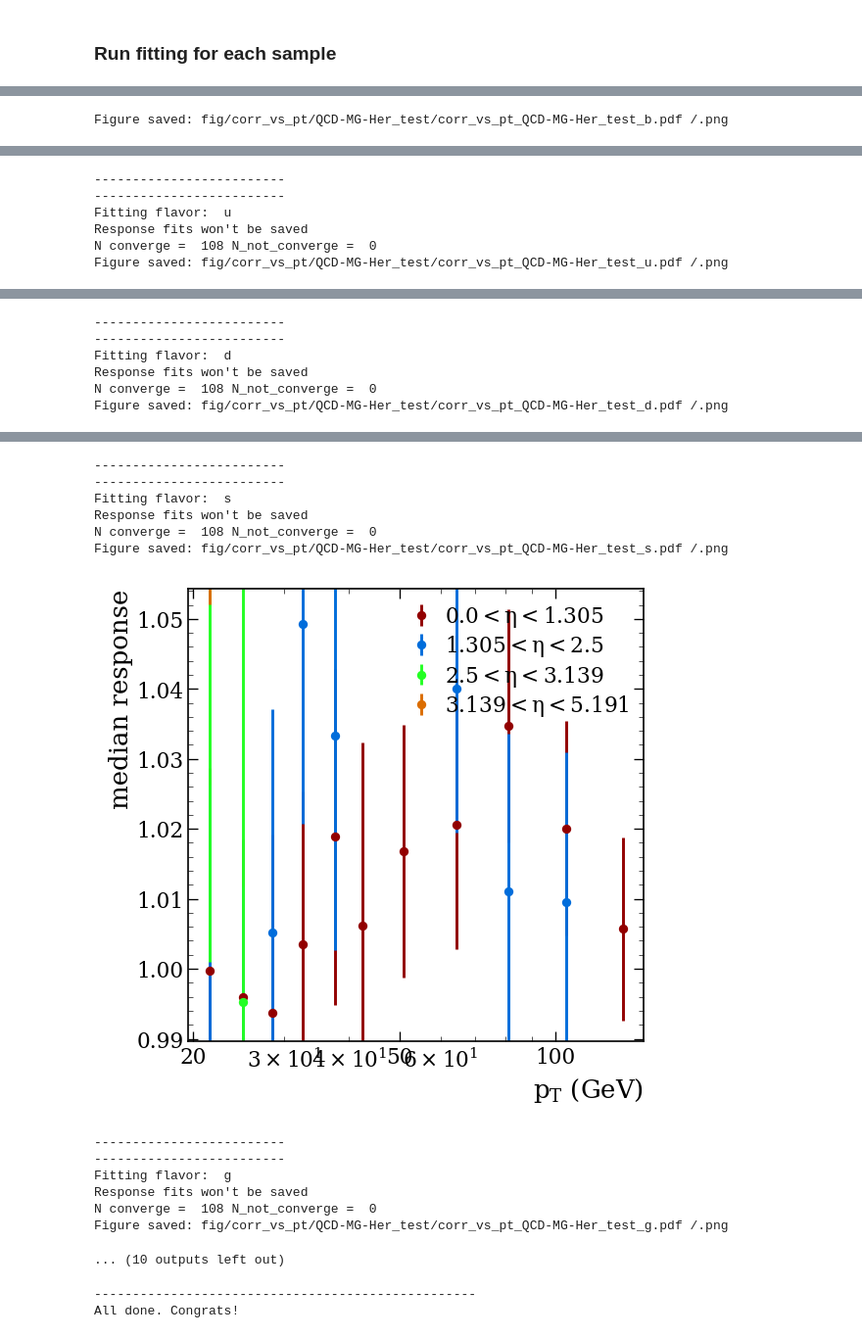
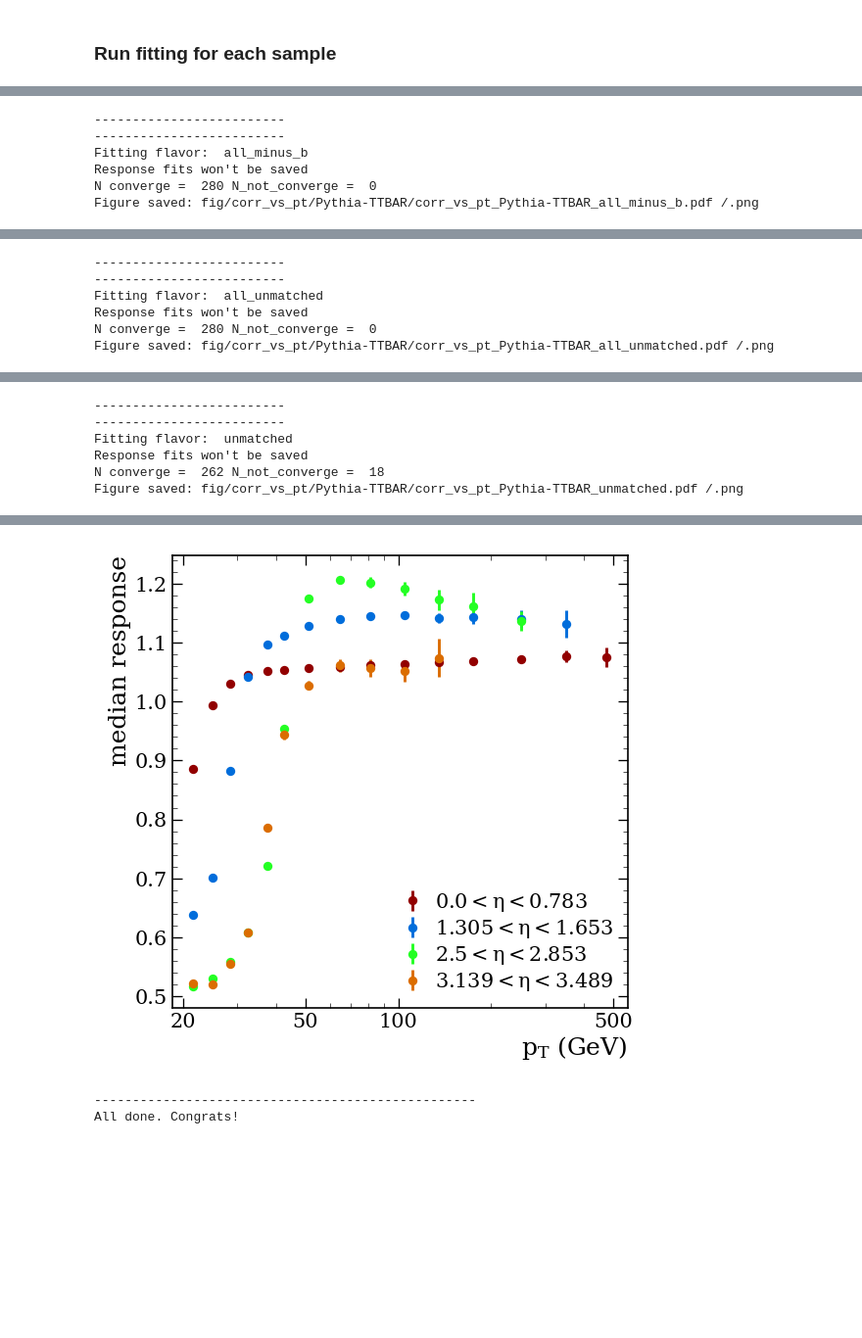
Before and after one commit to dsidirop1/JMECoffea, a Jupyter notebook: run_processor_response_fitter.ipynb, the cells around one changed output, grey strips where cells are left out. Shown: that part at 98% size. Cells and saved outputs as stored; diff of their text form; code cells hidden in the pictures; blank space fills up the shorter version.

```diff
--- a/run_processor_response_fitter.ipynb
+++ b/run_processor_response_fitter.ipynb
@@ -173,6 +177,7 @@ if CoffeaCasaEnv:
 # %%
 #Import the correct processor
 Processor = importlib.import_module('CoffeaJERCProcessor'+tag_Lx).Processor
+# Processor = importlib.import_module('GetAlphaDristributionProcessor').Processor
 
 tag_full = tag_Lx+'_'+data_tag+add_tag
 if test_run:
@@ -208,7 +213,7 @@ if test_run and not os.path.exists("test"):
     os.mkdir("test/out_txt")
     os.mkdir("test/fig")
 
-maxchunks = 5 if test_run else None
+maxchunks = 100 if test_run else None
 if test_run:
     Nfiles = 1
 
@@ -325,7 +330,7 @@ if(UsingDaskExecutor and not CoffeaCasaEnv):
             },
             job_extra = {
                 'MY.JobFlavour': '"longlunch"',
-                'transfer_input_files': '/afs/cern.ch/user/a/anpotreb/top/JERC/JMECoffea/count_2d.py',
+#                 'transfer_input_files': '/afs/cern.ch/user/a/anpotreb/top/JERC/JMECoffea/count_2d.py',
             },
         )
         cluster.adapt(minimum=2, maximum=200)
@@ -333,7 +338,8 @@ if(UsingDaskExecutor and not CoffeaCasaEnv):
         client = Client(cluster)
 
     client.upload_file('CoffeaJERCProcessor'+tag_Lx+'.py')
-    client.upload_file('count_2d.py')
+    client.upload_file('GetAlphaDristributionProcessor.py')
+    client.upload_file('LHE_flavour.py')
     client.upload_file('common_binning.py')
 
     client
@@ -452,7 +441,7 @@ if one_bin==True:
     etabins = np.array([etabins[0], 0, etabins[-1]])
 elif not fine_etabins:
     etabins = np.array(JERC_Constants.etaBinsEdges_Aut18_full())
-    etabins = np.array(JERC_Constants.etaBinsEdges_Win14_full())
+#     etabins = np.array(JERC_Constants.etaBinsEdges_Win14_full())
 
 jetpt_length = len(ptbins)-1
 jeteta_length = (len(etabins)-1)//2
@@ -567,7 +494,11 @@ import warnings
 # warnings.filterwarnings('ignore') ### To suppress warnings with bad
 
 def fit_responses(output, flavor='b'):
-    warnings.filterwarnings('ignore')
+    ''' Extract the jet flavor `flavor` from the histogram dictionary `output` and fit in all the eta and pt bins.
+    Return a dictionary of ["Mean", "MeanVar", "Median", "MedianStd", "MeanRecoPt"] values.
+
+    '''
+    warnings.filterwarnings('ignore')  ### filter out the many fit warnings
     saveplots = True
     if test_run or fine_etabins:
         saveplots = False
@@ -578,7 +509,7 @@ def fit_responses(output, flavor='b'):
     response_hist = rebin_hist(response_hist, 'jeteta' , etabins)
     recopt_hist = rebin_hist(recopt_hist, 'jeteta' , etabins)
 
-    sum_neg_pos_eta_bool=True
+    sum_neg_pos_eta_bool=True  ### if combining the positive and negative eta bins
     if sum_neg_pos_eta_bool==True:
         response_hist = sum_neg_pos_eta(response_hist)
         recopt_hist = sum_neg_pos_eta(recopt_hist)
@@ -644,6 +575,7 @@ def fit_responses(output, flavor='b'):
             else:
                 N_converge += 1
 
+            ####################### Store the results ############################
             results["Mean"][i,k] = p2[1]
             results["MeanVar"][i,k] = cov[1,1]
             results["Median"][i,k] = median
@@ -671,8 +644,8 @@ medianstds = []
 # %%time
 # load_fit_res=False
 combine_antiflavour = True
-flavors = ['b', 'c', 'u', 'd', 's', 'g', 'q', 'ud', 'all', 'unmatched']
-# flavors = ['all','all_unmatched', 'unmatched']
+# flavors = ['b', 'c', 'u', 'd', 's', 'g', 'q', 'ud', 'all', 'unmatched']
+flavors = ['all', 'all_minus_b', 'b' ,'all_unmatched', 'unmatched']
 print('-'*25)
 print('-'*25)
 print(f'Starting to fit each flavor in: {flavors}')
@@ -716 +691,6 @@ N converge =  108 N_not_converge =  0
-Figure saved: fig/corr_vs_pt/QCD-MG-Her_test/corr_vs_pt_QCD-MG-Her_test_b.pdf /.png
+-------------------------
+-------------------------
+Fitting flavor:  all_minus_b
+Response fits won't be saved
+N converge =  280 N_not_converge =  0
+Figure saved: fig/corr_vs_pt/Pythia-TTBAR/corr_vs_pt_Pythia-TTBAR_all_minus_b.pdf /.png
@@ -725,6 +705,6 @@ Figure saved: fig/corr_vs_pt/QCD-MG-Her_test/corr_vs_pt_QCD-MG-Her_test_c.pdf /.
 -------------------------
 -------------------------
-Fitting flavor:  u
+Fitting flavor:  all_unmatched
 Response fits won't be saved
-N converge =  108 N_not_converge =  0
-Figure saved: fig/corr_vs_pt/QCD-MG-Her_test/corr_vs_pt_QCD-MG-Her_test_u.pdf /.png
+N converge =  280 N_not_converge =  0
+Figure saved: fig/corr_vs_pt/Pythia-TTBAR/corr_vs_pt_Pythia-TTBAR_all_unmatched.pdf /.png
@@ -732,6 +712,6 @@ Figure saved: fig/corr_vs_pt/QCD-MG-Her_test/corr_vs_pt_QCD-MG-Her_test_u.pdf /.
 -------------------------
 -------------------------
-Fitting flavor:  d
+Fitting flavor:  unmatched
 Response fits won't be saved
-N converge =  108 N_not_converge =  0
-Figure saved: fig/corr_vs_pt/QCD-MG-Her_test/corr_vs_pt_QCD-MG-Her_test_d.pdf /.png
+N converge =  262 N_not_converge =  18
+Figure saved: fig/corr_vs_pt/Pythia-TTBAR/corr_vs_pt_Pythia-TTBAR_unmatched.pdf /.png
@@ -739,17 +718,4 @@ Figure saved: fig/corr_vs_pt/QCD-MG-Her_test/corr_vs_pt_QCD-MG-Her_test_d.pdf /.
--------------------------
--------------------------
-Fitting flavor:  s
-Response fits won't be saved
-N converge =  108 N_not_converge =  0
-Figure saved: fig/corr_vs_pt/QCD-MG-Her_test/corr_vs_pt_QCD-MG-Her_test_s.pdf /.png
-[figure, old version]
+[figure, new version]
--------------------------
--------------------------
-Fitting flavor:  g
-Response fits won't be saved
-N converge =  108 N_not_converge =  0
-Figure saved: fig/corr_vs_pt/QCD-MG-Her_test/corr_vs_pt_QCD-MG-Her_test_g.pdf /.png
-... (10 outputs left out)
 # %%
 print('-----'*10)
 print("All done. Congrats!")
```
Also changed, not shown: parts of 18 cells of this notebook, 9 other files.
